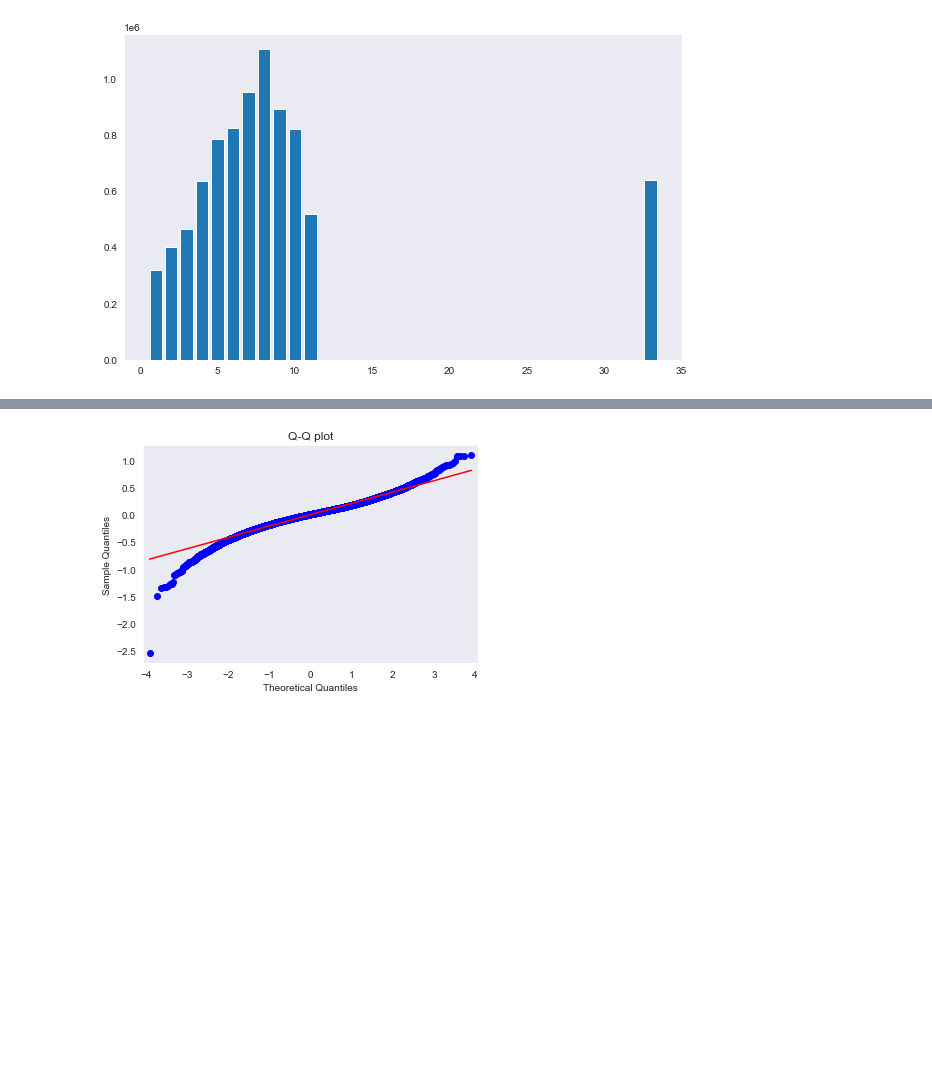
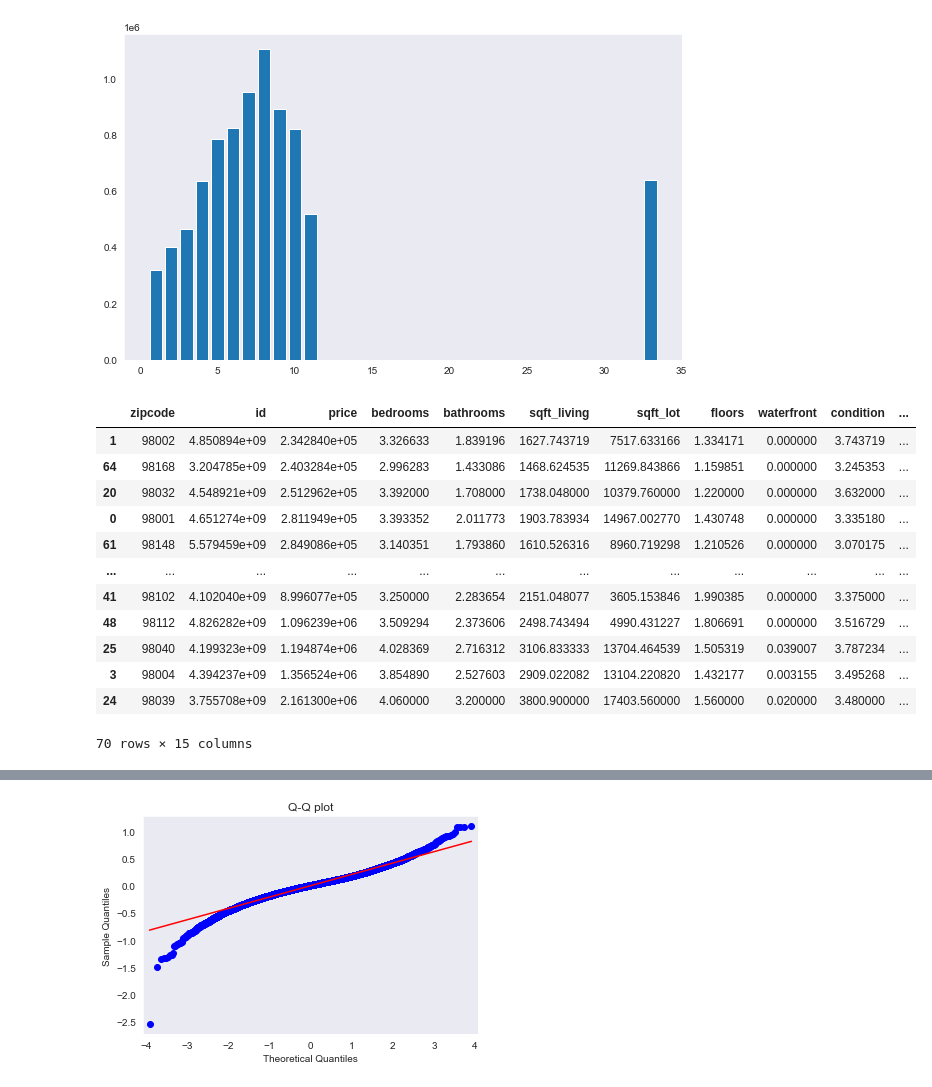
Before and after one commit to kangjw1208/King-Country-Real-Estate, a Jupyter notebook: Final-Copy-DB-vis.ipynb, the cells around one changed output, grey strips where cells are left out. Saved outputs shown, nothing was run; the diff lists cells and outputs as text; code cells hidden in the pictures; blank space fills up the shorter version.

```diff
--- a/Final-Copy-DB-vis.ipynb
+++ b/Final-Copy-DB-vis.ipynb
@@ -806,3 +803,18 @@ plt.bar(bedr_df['bedrooms'], bedr_df['price'])
 # %%
 zipcode_df = housing_ols.groupby(by = 'zipcode').mean().reset_index()
 zipcode_df.sort_values(by = 'price', ascending = True, inplace=True)
+zipcode_df
+# %% [output]
+|  | zipcode | id | price | bedrooms | bathrooms | sqft_living | sqft_lot | floors | waterfront | condition | ... |
+| 1 | 98002 | 4.850894e+09 | 2.342840e+05 | 3.326633 | 1.839196 | 1627.743719 | 7517.633166 | 1.334171 | 0.000000 | 3.743719 | ... |
+| 64 | 98168 | 3.204785e+09 | 2.403284e+05 | 2.996283 | 1.433086 | 1468.624535 | 11269.843866 | 1.159851 | 0.000000 | 3.245353 | ... |
+| 20 | 98032 | 4.548921e+09 | 2.512962e+05 | 3.392000 | 1.708000 | 1738.048000 | 10379.760000 | 1.220000 | 0.000000 | 3.632000 | ... |
+| 0 | 98001 | 4.651274e+09 | 2.811949e+05 | 3.393352 | 2.011773 | 1903.783934 | 14967.002770 | 1.430748 | 0.000000 | 3.335180 | ... |
+| 61 | 98148 | 5.579459e+09 | 2.849086e+05 | 3.140351 | 1.793860 | 1610.526316 | 8960.719298 | 1.210526 | 0.000000 | 3.070175 | ... |
+| ... | ... | ... | ... | ... | ... | ... | ... | ... | ... | ... | ... |
+| 41 | 98102 | 4.102040e+09 | 8.996077e+05 | 3.250000 | 2.283654 | 2151.048077 | 3605.153846 | 1.990385 | 0.000000 | 3.375000 | ... |
+| 48 | 98112 | 4.826282e+09 | 1.096239e+06 | 3.509294 | 2.373606 | 2498.743494 | 4990.431227 | 1.806691 | 0.000000 | 3.516729 | ... |
+| 25 | 98040 | 4.199323e+09 | 1.194874e+06 | 4.028369 | 2.716312 | 3106.833333 | 13704.464539 | 1.505319 | 0.039007 | 3.787234 | ... |
+| 3 | 98004 | 4.394237e+09 | 1.356524e+06 | 3.854890 | 2.527603 | 2909.022082 | 13104.220820 | 1.432177 | 0.003155 | 3.495268 | ... |
+| 24 | 98039 | 3.755708e+09 | 2.161300e+06 | 4.060000 | 3.200000 | 3800.900000 | 17403.560000 | 1.560000 | 0.020000 | 3.480000 | ... |
+70 rows × 15 columns
```
Also changed, not shown: parts of 6 cells of this notebook, 1 other file.
